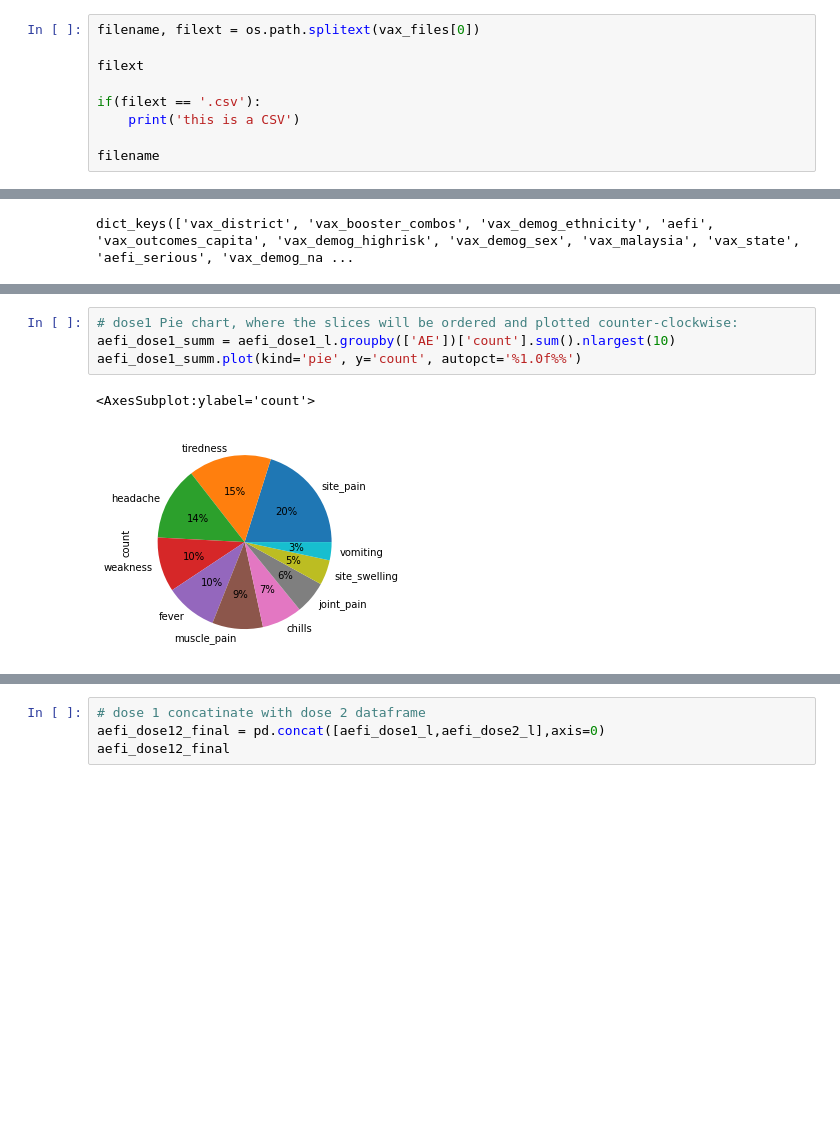
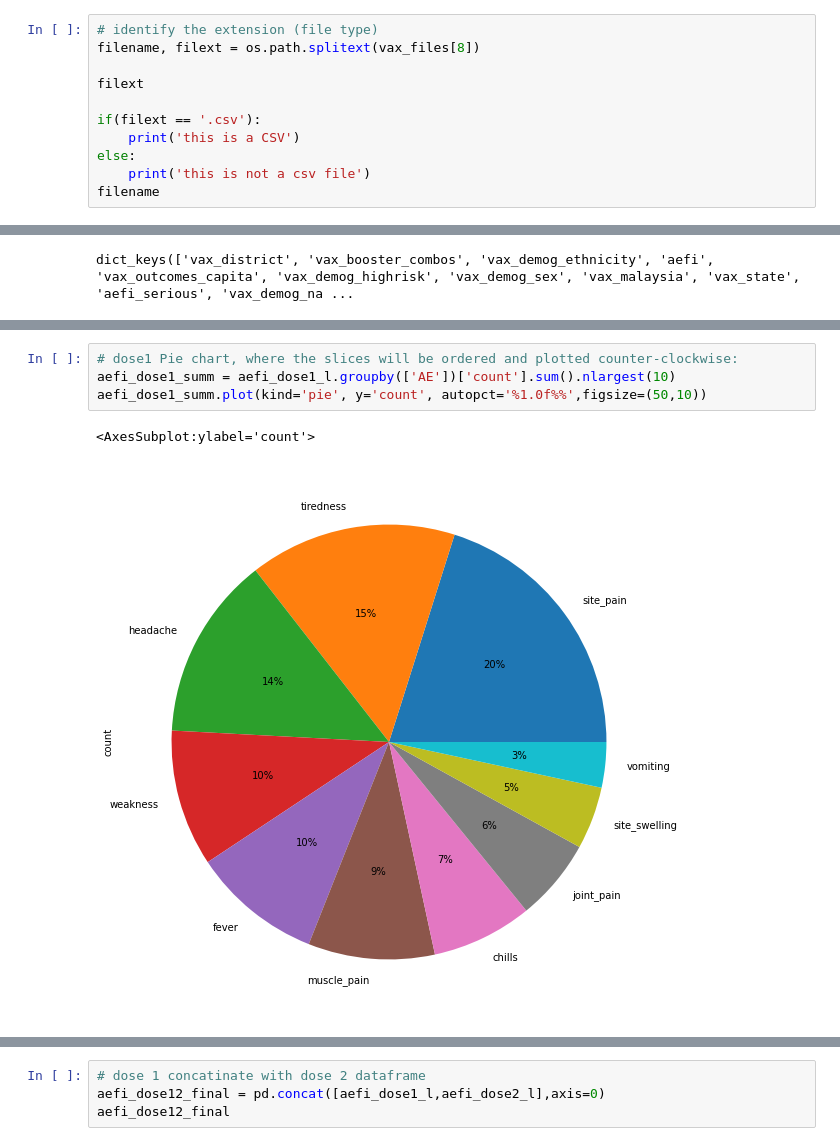
Before and after one commit to isaackong87/hia302_project, a Jupyter notebook: data_wrangler_isaac.ipynb, the cells around one changed output, grey strips where cells are left out. Drawn from its saved outputs; the diff is of its cells as text; blank space fills up the shorter version.

```diff
--- a/data_wrangler_isaac.ipynb
+++ b/data_wrangler_isaac.ipynb
@@ -49,12 +50,14 @@ vax_files
  'vax_school.csv',
  'vax_demog_age.csv']
 # %%
-filename, filext = os.path.splitext(vax_files[0])
+# identify the extension (file type)
+filename, filext = os.path.splitext(vax_files[8])
 
 filext
 
 if(filext == '.csv'):
     print('this is a CSV')
-
+else:
+    print('this is not a csv file')
 filename
 # %% [output]
@@ -214,10 +326,10 @@ aefi_dose2_l
 # %%
 # dose1 Pie chart, where the slices will be ordered and plotted counter-clockwise:
 aefi_dose1_summ = aefi_dose1_l.groupby(['AE'])['count'].sum().nlargest(10)
-aefi_dose1_summ.plot(kind='pie', y='count', autopct='%1.0f%%')
+aefi_dose1_summ.plot(kind='pie', y='count', autopct='%1.0f%%',figsize=(50,10))
 # %% [output]
 <AxesSubplot:ylabel='count'>
-[figure, old version]
+[figure, new version]
 # %%
 # dose 2 Pie chart, where the slices will be ordered and plotted counter-clockwise:
 aefi_dose2_summ = aefi_dose2_l.groupby(['AE'])['count'].sum().nlargest(10)
```
Also changed, not shown: parts of 18 cells of this notebook.
